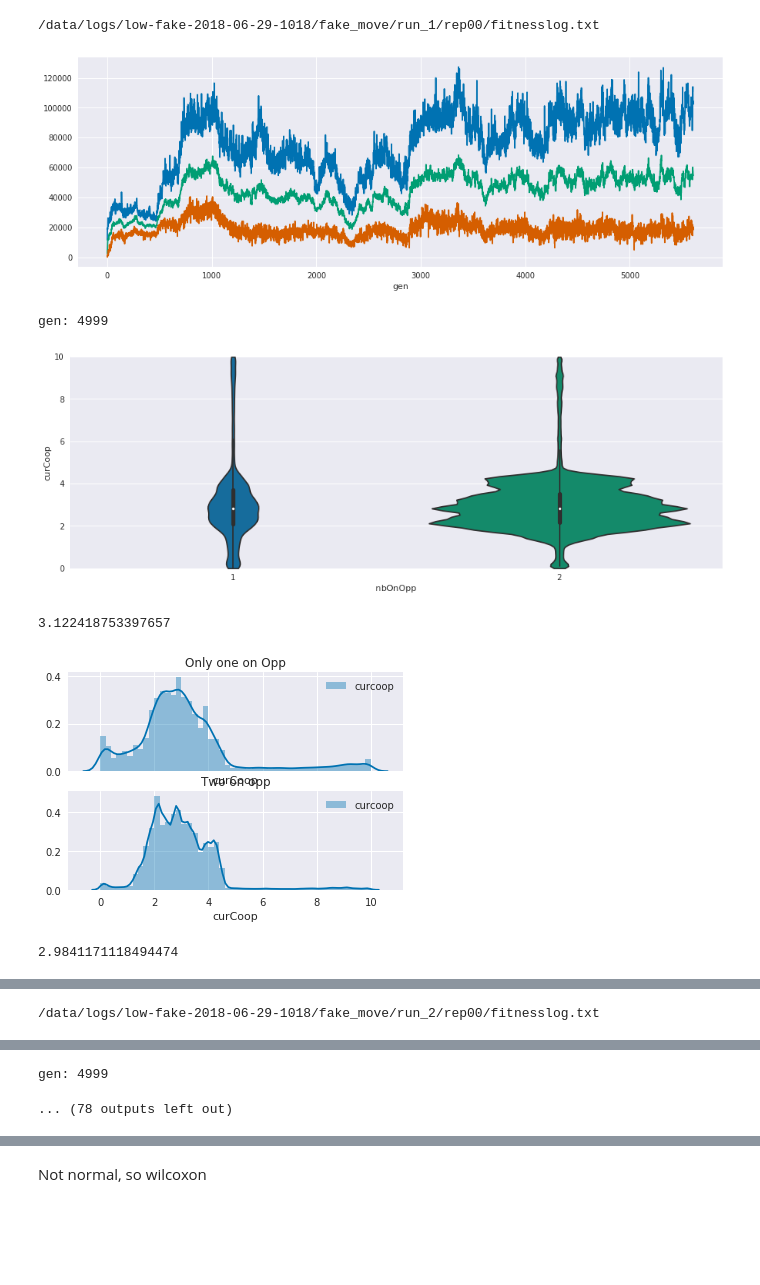
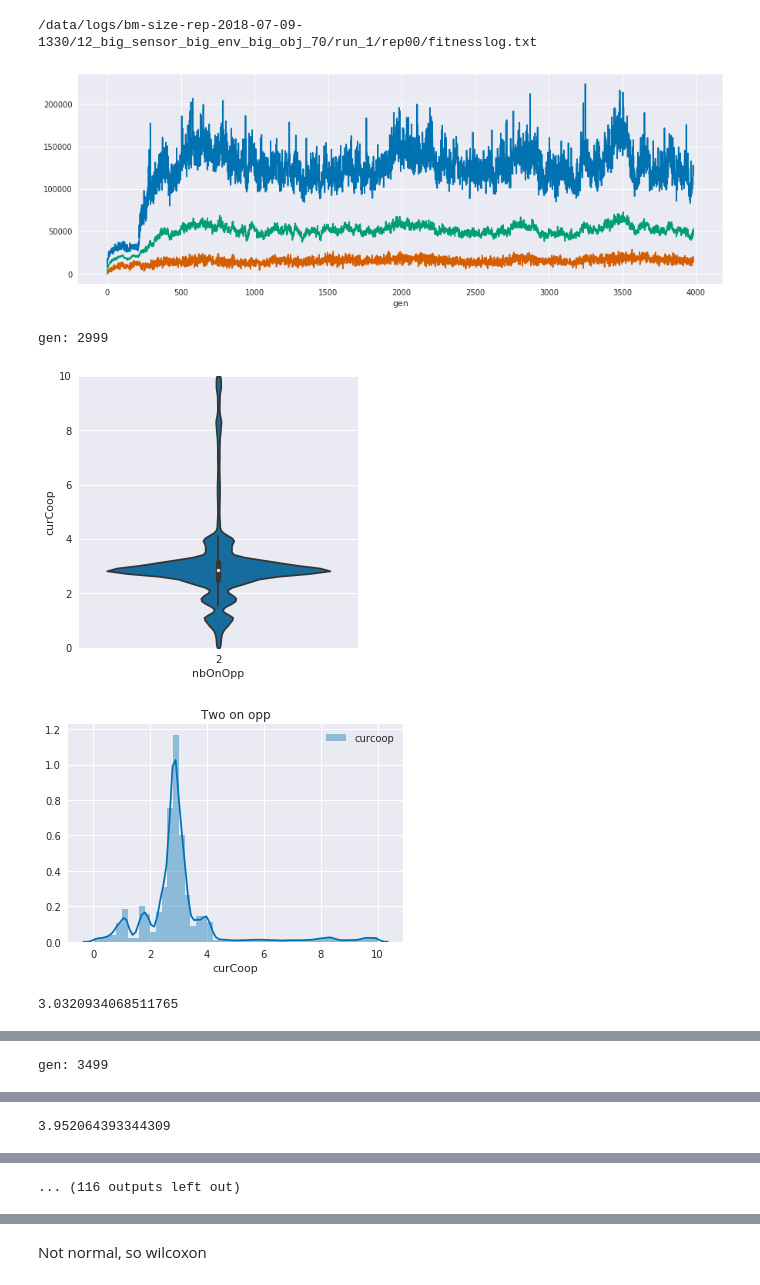
Before and after one commit to PaulEcoffet/roborobo3, a Jupyter notebook: roborobo3/notebooks/bigmodel ESS stat.ipynb, the cells around one changed output, grey strips where cells are left out. Cells and saved outputs as stored; diff of their text form; code cells hidden in the pictures; blank space fills up the shorter version.

```diff
--- a/roborobo3/notebooks/bigmodel ESS stat.ipynb
+++ b/roborobo3/notebooks/bigmodel ESS stat.ipynb
@@ -13,9 +13,9 @@ sns.set()
 sns.set_palette('colorblind');
 # %%
 
-gens = [4999]
+gens = [2999, 3499]
 
-conds = sorted(glob(f'/data/logs/low-fake-2018-06-29-1018/**/rep00', recursive=True))
+conds = sorted(glob(f'/data/logs/bm-size-rep-2018-07-09-1330/**/rep00', recursive=True))
 
 for cond in conds:
     try:
@@ -52,51 +52,44 @@ for cond in conds:
                 i += 1
                 ok = to_format
         try:
-            log = pd.concat(logs).query('fake==0')
+            log = pd.concat(logs).query('fake == 0').copy() # Fakes are removed from data
         except Exception:
             plt.show(fig)
             print("no data, continue")
             continue
         print("gen:", gen)
-        fig, ax2 = plt.subplots(1, 1, figsize=(15, 5))
-        sns.violinplot(data=log.query('1 <= nbOnOpp <= 2 and onOpp == 1 and fake == 0'), x='nbOnOpp', y='curCoop', cut=0, ax=ax2, scale='count')
+        fig, ax2 = plt.subplots(1, 1, figsize=(5, 5))
+        sns.violinplot(data=log.query('2 <= nbOnOpp <= 2 and onOpp == 1'), x='nbOnOpp', y='curCoop', cut=0, ax=ax2, scale='count')
         ax2.set_ylim(0, 10)
         plt.show(fig)
 
         on_opp = log.query('onOpp == 1 and nbOnOpp == 1')
-        fig, (ax1, ax2) = plt.subplots(2,1, sharex=True)
+        fig, ax1 = plt.subplots(1,1, sharex=True)
+
         ax = ax1
-        sns.distplot(on_opp['curCoop'], label="curcoop", ax=ax)
-        #sns.distplot(on_opp['a']/on_opp['nbOnOpp'], label="ess")
-        print(on_opp['curCoop'].mean())
-        ax.set_title('Only one on Opp')
-        ax.legend()
-
-        ax = ax2
         on_opp = log.query('onOpp == 1 and nbOnOpp == 2').copy()
         sns.distplot(on_opp['curCoop'], label="curcoop", ax=ax)
         #sns.distplot(on_opp['a'], label="ess")
         ax.legend()
         ax.set_title('Two on opp')
         plt.show(fig)
         print(on_opp['curCoop'].mean())
 
         fig, ax = plt.subplots()
 
         on_opp['tot'] = on_opp['meanTotal'] + on_opp['curCoop']
 
         sns.distplot(on_opp['tot'], ax=ax)
         ax.set_xlim(0, 12)
         plt.show(fig)
 
         fig, ax = plt.subplots()
         sns.distplot(log.groupby('id')['onOpp'].mean())
         plt.show()
 # %% [output]
-/data/logs/low-fake-2018-06-29-1018/fake_move/run_1/rep00/fitnesslog.txt
+/data/logs/bm-size-rep-2018-07-09-1330/12_big_sensor_big_env_big_obj_70/run_1/rep00/fitnesslog.txt
-[figure, old version]
+[figure, new version]
-gen: 4999
+gen: 2999
-[figure, old version]
+[figure, new version]
+[figure, new version]
-3.122418753397657
+3.0320934068511765
-[figure, old version]
-2.9841171118494474
@@ -104,0 +98 @@ gen: 4999
+gen: 3499
@@ -105 +101 @@ gen: 4999
-/data/logs/low-fake-2018-06-29-1018/fake_move/run_2/rep00/fitnesslog.txt
+3.952064393344309
@@ -107,5 +102,4 @@ gen: 4999
-gen: 4999
+... (116 outputs left out)
-... (78 outputs left out)
 # %%
 print(scipy.stats.normaltest(on_opp['curCoop']))
 print(scipy.stats.normaltest(on_opp['a']))
```
Also changed, not shown: parts of 2 cells of this notebook, 3 other files.
